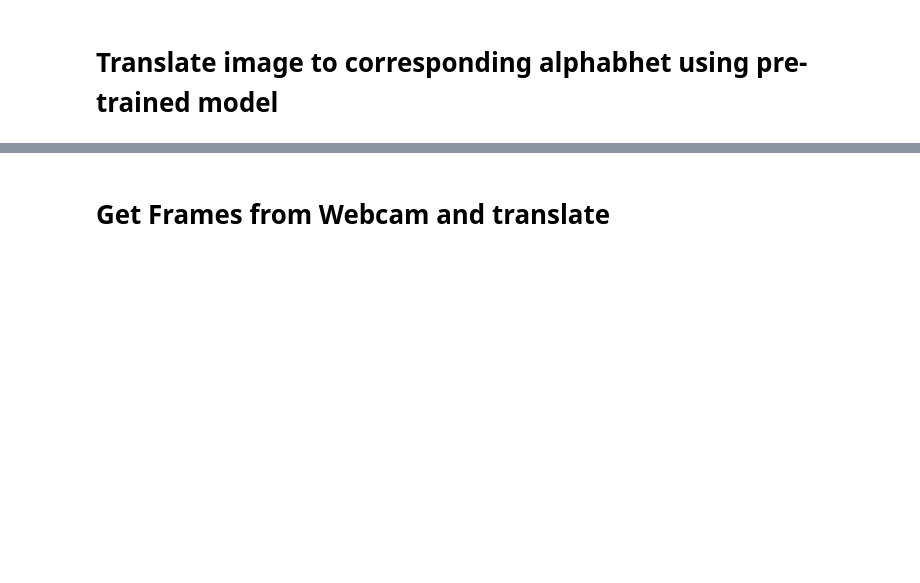
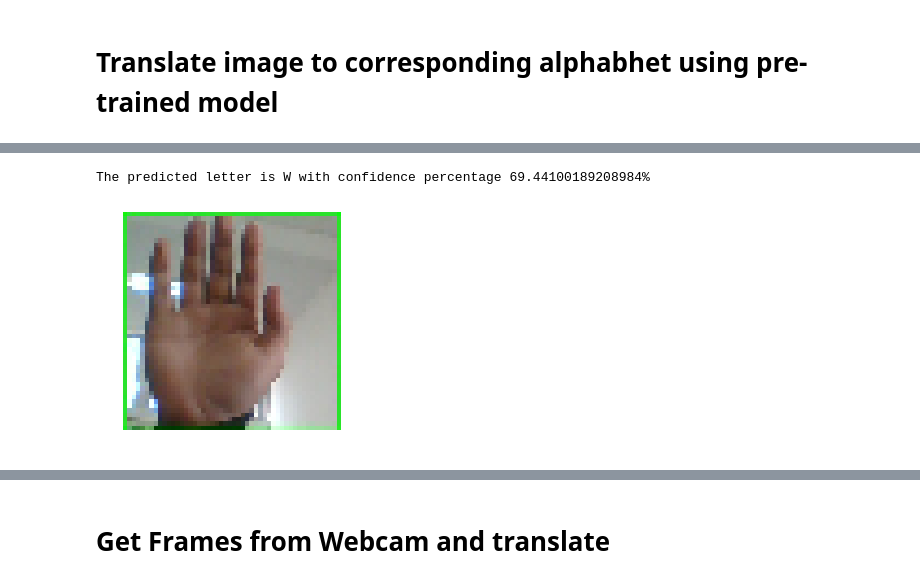
Before and after one commit to Bishalsarang/The-Sign-Language-Platform, a Jupyter notebook: translator.ipynb, the cells around one changed output, grey strips where cells are left out. Saved outputs shown, nothing was run; the diff lists cells and outputs as text; code cells hidden in the pictures; blank space fills up the shorter version.

```diff
--- a/translator.ipynb
+++ b/translator.ipynb
@@ -44,6 +64,7 @@ def preprocess_image(IMG_PATH):
     try:
         #Load image with target size and convert img to array
         img = image.load_img(IMG_PATH, target_size = (IMAGE_SIZE,IMAGE_SIZE))
+        plt.axis('off')
         plt.imshow(img)
         img_array = image.img_to_array(img)
        # imutils.resize(img,IMAGE_SIZE,IMAGE_SIZE)
@@ -60,34 +81,37 @@ def preprocess_image(IMG_PATH):
         img_array = np.expand_dims(img_array, axis = 0)
         return img_array
 
     except Exception as e:
         print(e)
         return None
 
 
 def which_letter(IMG_PATH):
     """returns confident_percent, predicted label using the model or None if exception occurs
     Keyword arguments:
     IMG_PATH: path of the image
     eg:
         print(which_letter("sample.jpeg"))
     """
     try:
         img_array = preprocess_image(IMG_PATH)
         preds = model.predict(img_array)
         most_likely_class_index = int(np.argmax(preds))
 
         np.set_printoptions(suppress = True, precision = 4)
         preds *= 100
-        print(preds)
+        #print(preds)
         return preds.max(), LABELS[most_likely_class_index]
     except Exception as e:
         print(e)
         return None
 
 confident_percent, predicted_label = which_letter(IMG_PATH)
 if confident_percent is not None:
     print("The predicted letter is {} with confidence percentage {}%".format(predicted_label, confident_percent))
+# %% [output]
+The predicted letter is W with confidence percentage 69.44100189208984%
+[figure, added]
 # %%
 def pre_process(img_array):
 
```
Also changed, not shown: parts of 7 cells of this notebook.
